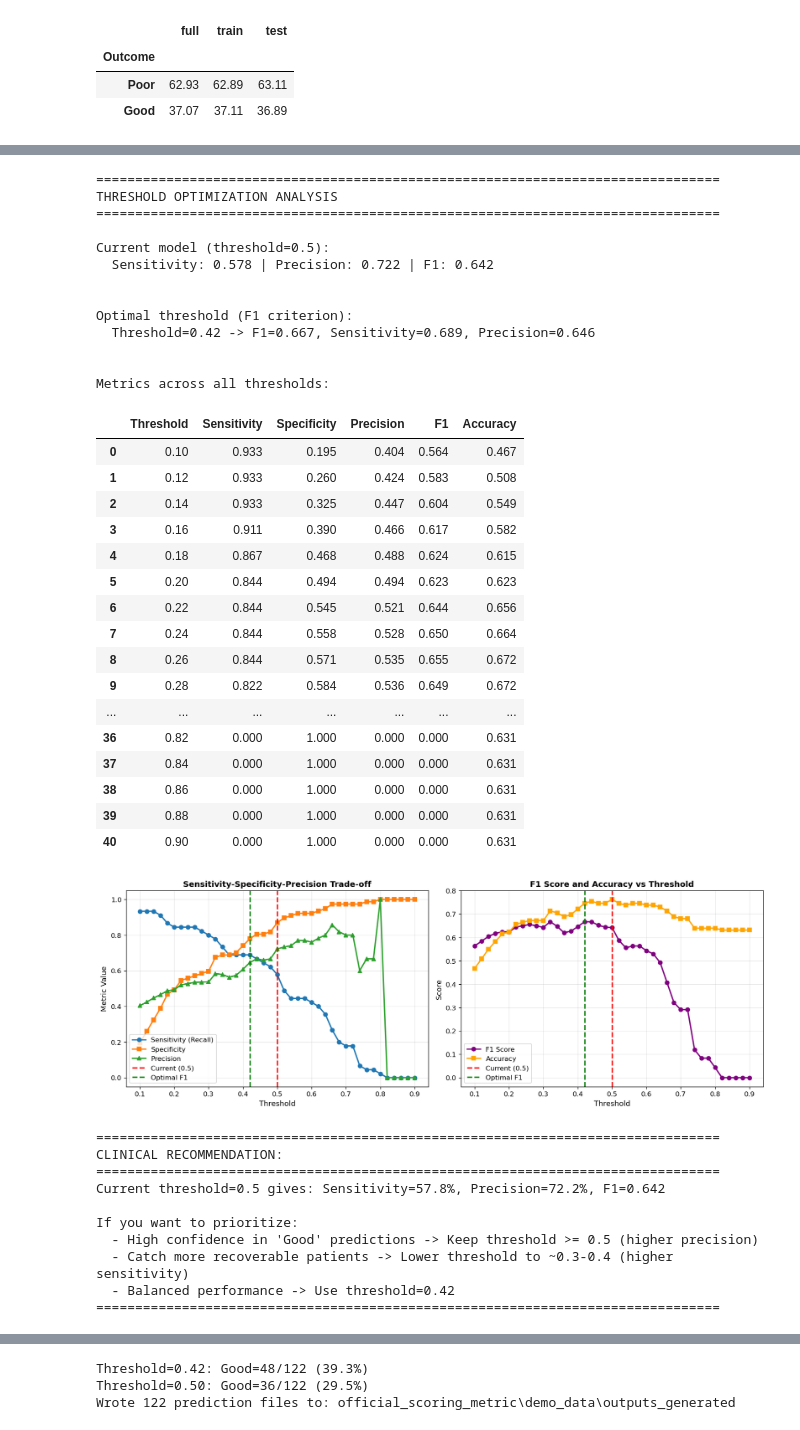
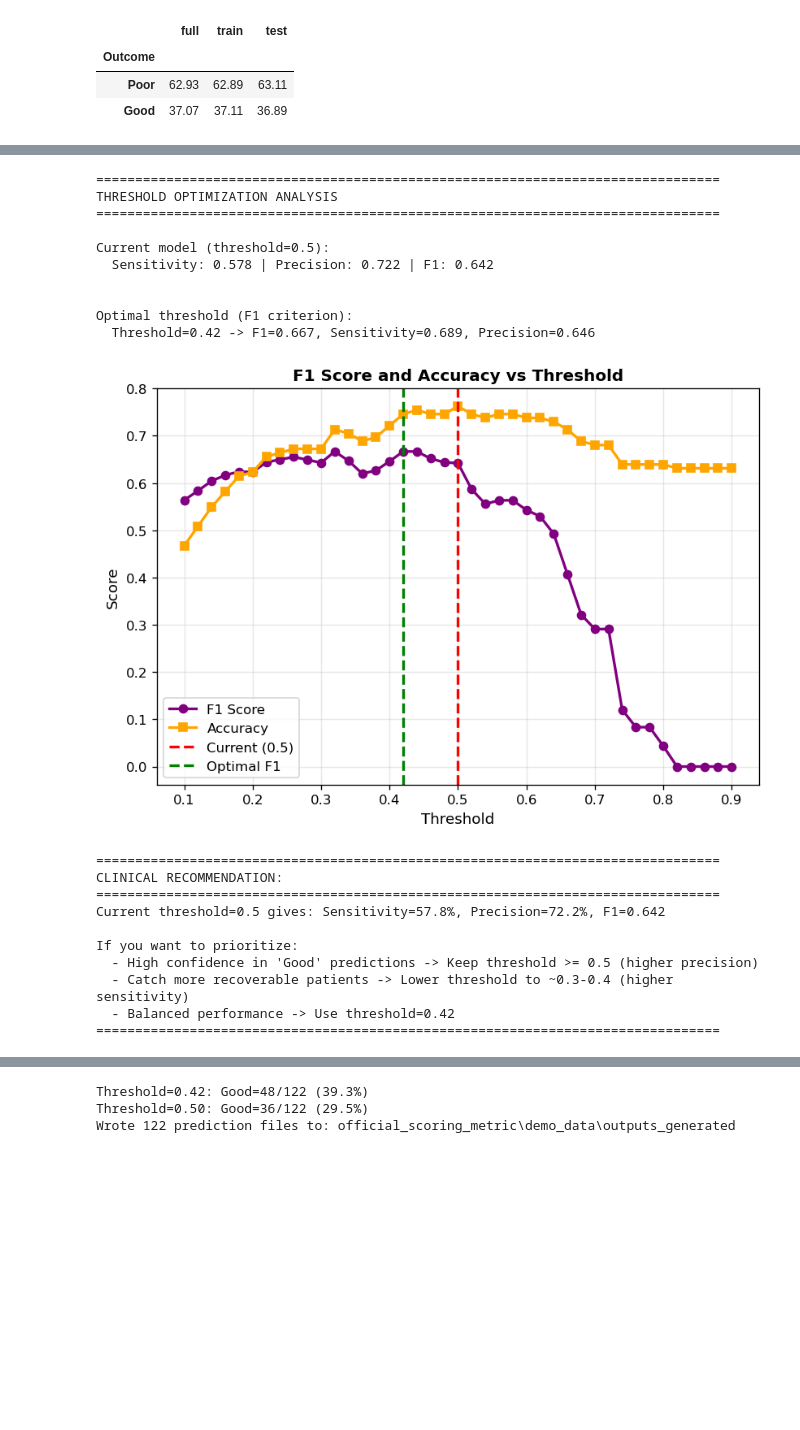
Before and after one commit to Vilnius-Kosice-joint-project-2026/predicting-neurological-recovery, a Jupyter notebook: metadata_model.ipynb, the cells around one changed output, grey strips where cells are left out. Drawn from its saved outputs; the diff is of its cells as text; code cells hidden in the pictures; blank space fills up the shorter version.

```diff
--- a/metadata_model.ipynb
+++ b/metadata_model.ipynb
@@ -146,15 +140,10 @@ def prepare_modeling_features(
 training_root_path = Path("icare_data") / "training"
 training_dataframe = build_training_dataframe(training_root_path)
 # %%
-from sklearn.model_selection import train_test_split
-
-# Keep only rows with known outcome labels for a clean stratified split.
-split_df = training_dataframe.dropna(subset=["Outcome"]).copy()
-
 train_df, test_df = train_test_split(
-    split_df,
+    training_dataframe,
     test_size=0.2,
-    stratify=split_df["Outcome"],
+    stratify=training_dataframe["Outcome"],
     random_state=1234,
 )
 
@@ -163,7 +152,7 @@ print(f"Test rows: {len(test_df)}")
 
 split_distribution = pd.concat(
     {
-        "full": split_df["Outcome"].value_counts(normalize=True).mul(100).round(2),
+        "full": training_dataframe["Outcome"].value_counts(normalize=True).mul(100).round(2),
         "train": train_df["Outcome"].value_counts(normalize=True).mul(100).round(2),
         "test": test_df["Outcome"].value_counts(normalize=True).mul(100).round(2),
     },
@@ -605,81 +455,45 @@ print(
     f"F1={threshold_df.loc[optimal_f1_idx, 'F1']:.3f}, "
     f"Sensitivity={threshold_df.loc[optimal_f1_idx, 'Sensitivity']:.3f}, "
     f"Precision={threshold_df.loc[optimal_f1_idx, 'Precision']:.3f}"
 )
 
-print(f"\n\nMetrics across all thresholds:")
-display(threshold_df.round(3))
+# Visualization: F1 Score and Accuracy vs Threshold
+fig, ax = plt.subplots(figsize=(7, 5), dpi=120)
 
-# Visualization: Sensitivity-Specificity-Precision trade-off
-fig, axes = plt.subplots(1, 2, figsize=(14, 5), dpi=120)
-
-# Plot 1: Sensitivity, Specificity, Precision vs Threshold
-axes[0].plot(threshold_df["Threshold"], threshold_df["Sensitivity"], "o-", label="Sensitivity (Recall)", linewidth=2)
-axes[0].plot(threshold_df["Threshold"], threshold_df["Specificity"], "s-", label="Specificity", linewidth=2)
-axes[0].plot(threshold_df["Threshold"], threshold_df["Precision"], "^-", label="Precision", linewidth=2)
-axes[0].axvline(x=0.5, color="red", linestyle="--", linewidth=2, label="Current (0.5)")
-axes[0].axvline(x=threshold_df.loc[optimal_f1_idx, "Threshold"], color="green", linestyle="--", linewidth=2, label="Optimal F1")
-axes[0].set_xlabel("Threshold", fontsize=11)
-axes[0].set_ylabel("Metric Value", fontsize=11)
-axes[0].set_title("Sensitivity-Specificity-Precision Trade-off", fontsize=12, fontweight="bold")
-axes[0].legend(loc="best")
-axes[0].grid(alpha=0.3)
-
-# Plot 2: F1 and Accuracy vs Threshold
-axes[1].plot(threshold_df["Threshold"], threshold_df["F1"], "o-", label="F1 Score", linewidth=2, color="purple")
-axes[1].plot(threshold_df["Threshold"], threshold_df["Accuracy"], "s-", label="Accuracy", linewidth=2, color="orange")
-axes[1].axvline(x=0.5, color="red", linestyle="--", linewidth=2, label="Current (0.5)")
-axes[1].axvline(x=threshold_df.loc[optimal_f1_idx, "Threshold"], color="green", linestyle="--", linewidth=2, label="Optimal F1")
-axes[1].set_xlabel("Threshold", fontsize=11)
-axes[1].set_ylabel("Score", fontsize=11)
-axes[1].set_title("F1 Score and Accuracy vs Threshold", fontsize=12, fontweight="bold")
-axes[1].legend(loc="best")
-axes[1].grid(alpha=0.3)
+ax.plot(threshold_df["Threshold"], threshold_df["F1"], "o-", label="F1 Score", linewidth=2, color="purple")
+ax.plot(threshold_df["Threshold"], threshold_df["Accuracy"], "s-", label="Accuracy", linewidth=2, color="orange")
+ax.axvline(x=0.5, color="red", linestyle="--", linewidth=2, label="Current (0.5)")
+ax.axvline(x=threshold_df.loc[optimal_f1_idx, "Threshold"], color="green", linestyle="--", linewidth=2, label="Optimal F1")
+ax.set_xlabel("Threshold", fontsize=11)
+ax.set_ylabel("Score", fontsize=11)
+ax.set_title("F1 Score and Accuracy vs Threshold", fontsize=12, fontweight="bold")
+ax.legend(loc="best")
+ax.grid(alpha=0.3)
 
 plt.tight_layout()
 plt.show()
 
 print("\n" + "=" * 80)
 print("CLINICAL RECOMMENDATION:")
 print("=" * 80)
 print(f"Current threshold=0.5 gives: Sensitivity={sensitivity:.1%}, Precision={precision:.1%}, F1={f1_score:.3f}")
 print(f"\nIf you want to prioritize:")
 print("  - High confidence in 'Good' predictions -> Keep threshold >= 0.5 (higher precision)")
 print("  - Catch more recoverable patients -> Lower threshold to ~0.3-0.4 (higher sensitivity)")
 print(f"  - Balanced performance -> Use threshold={threshold_df.loc[optimal_f1_idx, 'Threshold']:.2f}")
 print("=" * 80)
 # %% [output]
 ================================================================================
 THRESHOLD OPTIMIZATION ANALYSIS
 ================================================================================
 
 Current model (threshold=0.5):
   Sensitivity: 0.578 | Precision: 0.722 | F1: 0.642
 
 
 Optimal threshold (F1 criterion):
   Threshold=0.42 -> F1=0.667, Sensitivity=0.689, Precision=0.646
-
-
-Metrics across all thresholds:
-|  | Threshold | Sensitivity | Specificity | Precision | F1 | Accuracy |
-| 0 | 0.10 | 0.933 | 0.195 | 0.404 | 0.564 | 0.467 |
-| 1 | 0.12 | 0.933 | 0.260 | 0.424 | 0.583 | 0.508 |
-| 2 | 0.14 | 0.933 | 0.325 | 0.447 | 0.604 | 0.549 |
-| 3 | 0.16 | 0.911 | 0.390 | 0.466 | 0.617 | 0.582 |
-| 4 | 0.18 | 0.867 | 0.468 | 0.488 | 0.624 | 0.615 |
-| 5 | 0.20 | 0.844 | 0.494 | 0.494 | 0.623 | 0.623 |
-| 6 | 0.22 | 0.844 | 0.545 | 0.521 | 0.644 | 0.656 |
-| 7 | 0.24 | 0.844 | 0.558 | 0.528 | 0.650 | 0.664 |
-| 8 | 0.26 | 0.844 | 0.571 | 0.535 | 0.655 | 0.672 |
-| 9 | 0.28 | 0.822 | 0.584 | 0.536 | 0.649 | 0.672 |
-| ... | ... | ... | ... | ... | ... | ... |
-| 36 | 0.82 | 0.000 | 1.000 | 0.000 | 0.000 | 0.631 |
-| 37 | 0.84 | 0.000 | 1.000 | 0.000 | 0.000 | 0.631 |
-| 38 | 0.86 | 0.000 | 1.000 | 0.000 | 0.000 | 0.631 |
-| 39 | 0.88 | 0.000 | 1.000 | 0.000 | 0.000 | 0.631 |
-| 40 | 0.90 | 0.000 | 1.000 | 0.000 | 0.000 | 0.631 |
-[figure, old version]
+[figure, new version]
 ================================================================================
 CLINICAL RECOMMENDATION:
 ================================================================================
```
Also changed, not shown: parts of 11 cells of this notebook, 6 other files.
